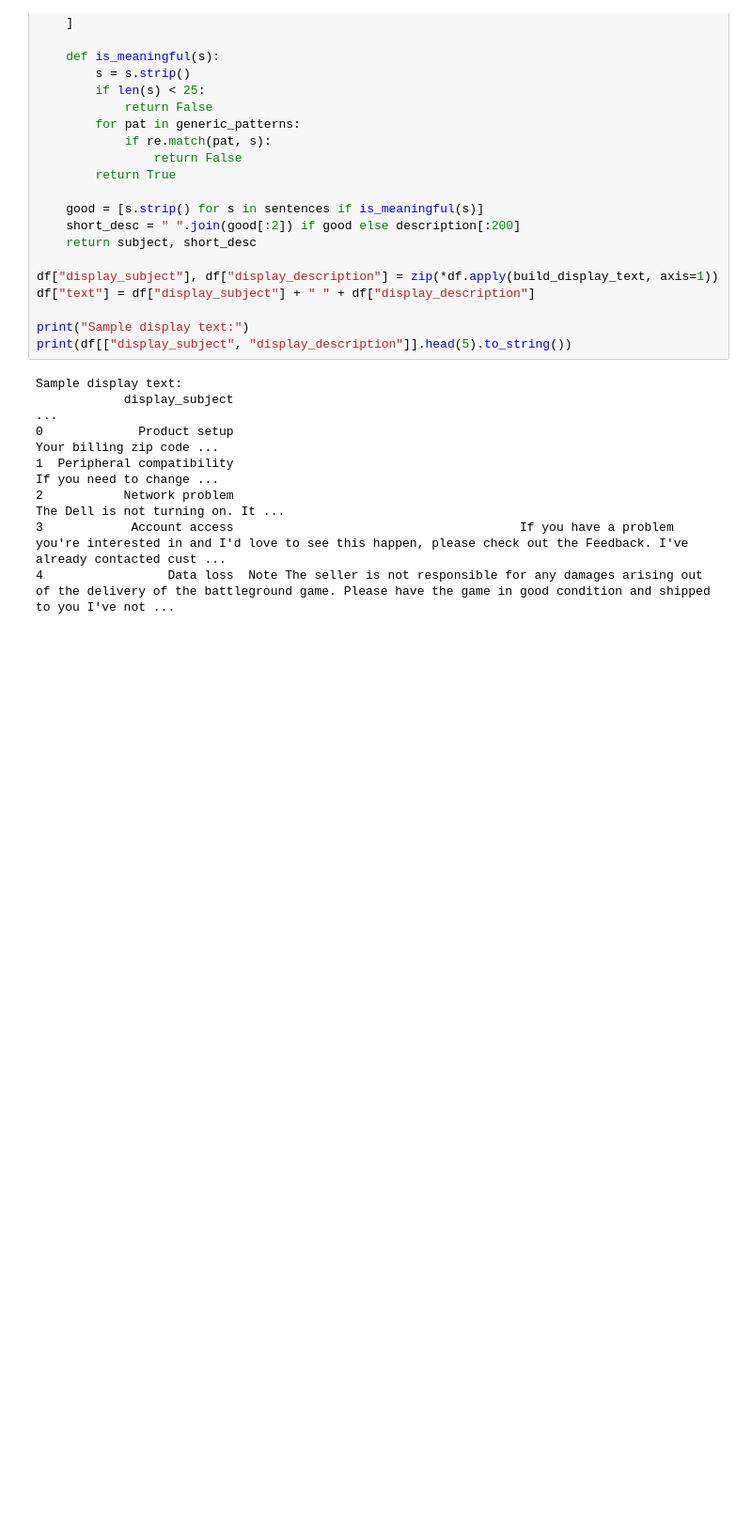
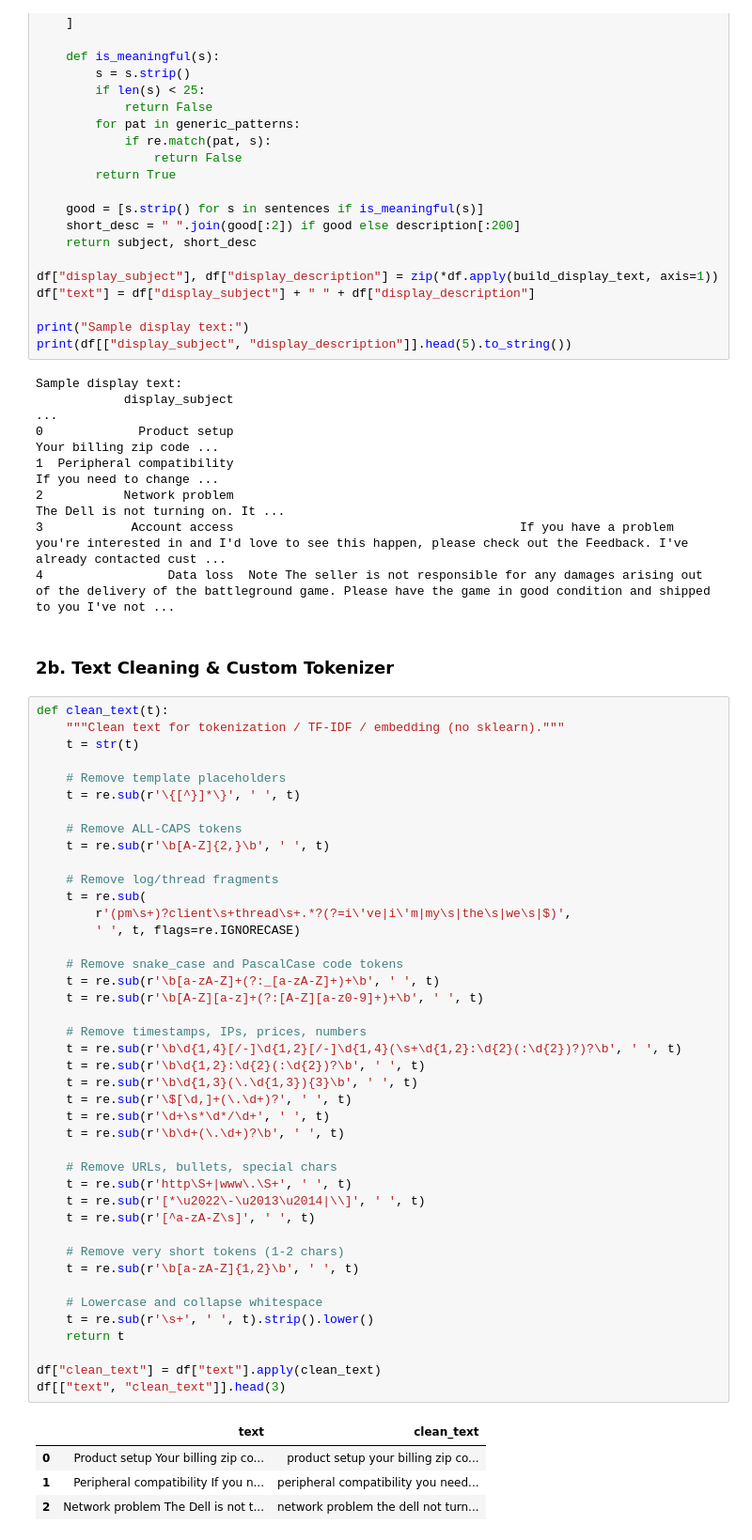
Before and after one commit to Og-Brutal/hybrid-semantic-retrieval-system, a Jupyter notebook: hybrid-semantic-retrieval-intelligence-system-by.ipynb, the cells around one changed output. Shown at 94% size. Drawn from its saved outputs; the diff is of its cells as text; blank space fills up the shorter version.

Commit message:
Phase 5: Part 2b: Text Cleaning & Custom Tokenizer

```diff
--- a/hybrid-semantic-retrieval-intelligence-system-by.ipynb
+++ b/hybrid-semantic-retrieval-intelligence-system-by.ipynb
@@ -213,3 +213,52 @@ Sample display text:
 2           Network problem                                                                                                                                               The Dell is not turning on. It ...
 3            Account access                                       If you have a problem you're interested in and I'd love to see this happen, please check out the Feedback. I've already contacted cust ...
 4                 Data loss  Note The seller is not responsible for any damages arising out of the delivery of the battleground game. Please have the game in good condition and shipped to you I've not ...
+# %% [markdown]
+### 2b. Text Cleaning & Custom Tokenizer
+# %%
+def clean_text(t):
+    """Clean text for tokenization / TF-IDF / embedding (no sklearn)."""
+    t = str(t)
+
+    # Remove template placeholders
+    t = re.sub(r'\{[^}]*\}', ' ', t)
+
+    # Remove ALL-CAPS tokens
+    t = re.sub(r'\b[A-Z]{2,}\b', ' ', t)
+
+    # Remove log/thread fragments
+    t = re.sub(
+        r'(pm\s+)?client\s+thread\s+.*?(?=i\'ve|i\'m|my\s|the\s|we\s|$)',
+        ' ', t, flags=re.IGNORECASE)
+
+    # Remove snake_case and PascalCase code tokens
+    t = re.sub(r'\b[a-zA-Z]+(?:_[a-zA-Z]+)+\b', ' ', t)
+    t = re.sub(r'\b[A-Z][a-z]+(?:[A-Z][a-z0-9]+)+\b', ' ', t)
+
+    # Remove timestamps, IPs, prices, numbers
+    t = re.sub(r'\b\d{1,4}[/-]\d{1,2}[/-]\d{1,4}(\s+\d{1,2}:\d{2}(:\d{2})?)?\b', ' ', t)
+    t = re.sub(r'\b\d{1,2}:\d{2}(:\d{2})?\b', ' ', t)
+    t = re.sub(r'\b\d{1,3}(\.\d{1,3}){3}\b', ' ', t)
+    t = re.sub(r'\$[\d,]+(\.\d+)?', ' ', t)
+    t = re.sub(r'\d+\s*\d*/\d+', ' ', t)
+    t = re.sub(r'\b\d+(\.\d+)?\b', ' ', t)
+
+    # Remove URLs, bullets, special chars
+    t = re.sub(r'http\S+|www\.\S+', ' ', t)
+    t = re.sub(r'[*\u2022\-\u2013\u2014|\\]', ' ', t)
+    t = re.sub(r'[^a-zA-Z\s]', ' ', t)
+
+    # Remove very short tokens (1-2 chars)
+    t = re.sub(r'\b[a-zA-Z]{1,2}\b', ' ', t)
+
+    # Lowercase and collapse whitespace
+    t = re.sub(r'\s+', ' ', t).strip().lower()
+    return t
+
+df["clean_text"] = df["text"].apply(clean_text)
+df[["text", "clean_text"]].head(3)
+# %% [output]
+|  | text | clean_text |
+| 0 | Product setup Your billing zip co... | product setup your billing zip co... |
+| 1 | Peripheral compatibility If you n... | peripheral compatibility you need... |
+| 2 | Network problem The Dell is not t... | network problem the dell not turn... |
```
Also changed, not shown: parts of 1 cell of this notebook.
